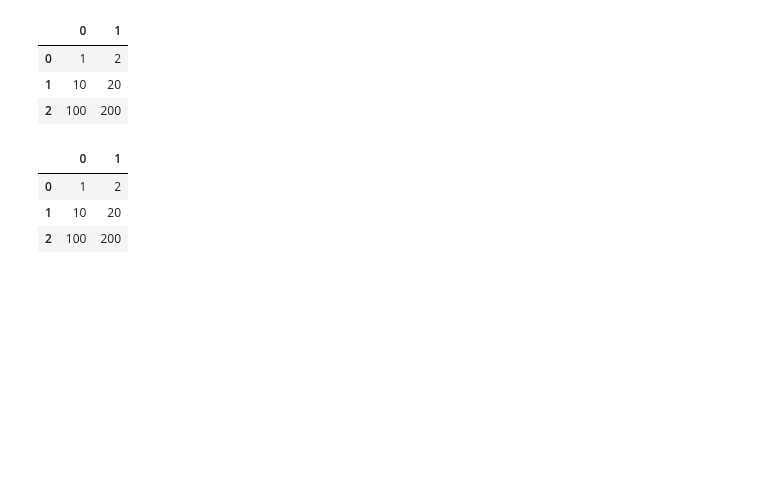
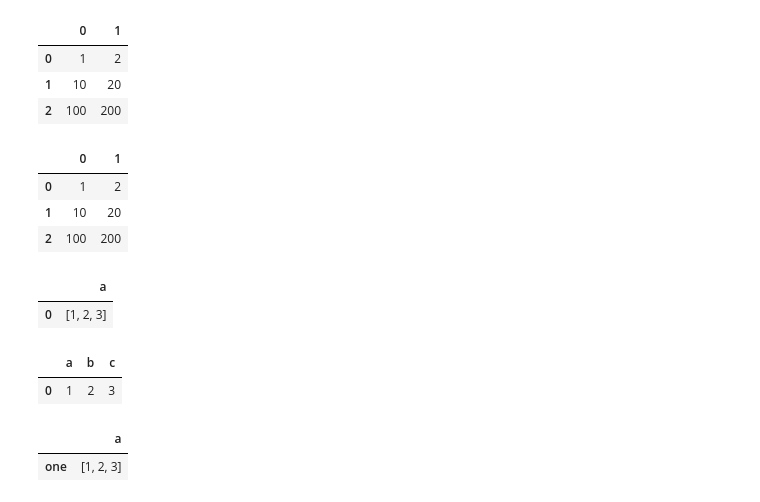
Before and after one commit to chan-prk/pydata-book, a Jupyter notebook: chan_folder/scratchpad.ipynb, the cells around one changed output. Cells and saved outputs as stored; diff of their text form; code cells hidden in the pictures; blank space fills up the shorter version.

```diff
--- a/chan_folder/scratchpad.ipynb
+++ b/chan_folder/scratchpad.ipynb
@@ -52,3 +52,24 @@ pd.DataFrame(np.array([[1, 2], [10, 20], [100, 200]]))
 | 0 | 1 | 2 |
 | 1 | 10 | 20 |
 | 2 | 100 | 200 |
+# %%
+import pandas as pd
+
+pd.DataFrame([{'a': [1, 2, 3]}])
+# label ของ dict อยากให้มันเป็น row label แต่มันเป็น col label
+# สาเหตุที่อยากเพราะ อยากลอง implement groupby.mean() from scratch
+# เพราะคิดว่าสามารถสร้าง pair ของ name + processed_group ซึ่งคาดหวังว่า ถ้าสามารถจับมันใส่ {pair: processed_group} แล้วเอามาต่อๆกัน
+# ก่อนป้อนเข้า instructor ของ DataFrame ได้ก็คงดี
+# %% [output]
+|  | a |
+| 0 | [1, 2, 3] |
+# %%
+pd.DataFrame([{'a': 1, 'b': 2, 'c': 3}])
+# %% [output]
+|  | a | b | c |
+| 0 | 1 | 2 | 3 |
+# %%
+pd.DataFrame({'a': {'one': [1, 2, 3]}}) # สิ่งที่อยากให้เป็น row ถูกบังคับให้อยู่ใน column a ทั้งหมด ทำให้ไม่แยกตัวเป็นหนึ่ง row ที่มีหลายๆคอลัมน์
+# %% [output]
+|  | a |
+| one | [1, 2, 3] |
```
Also changed, not shown: 2 other files.
